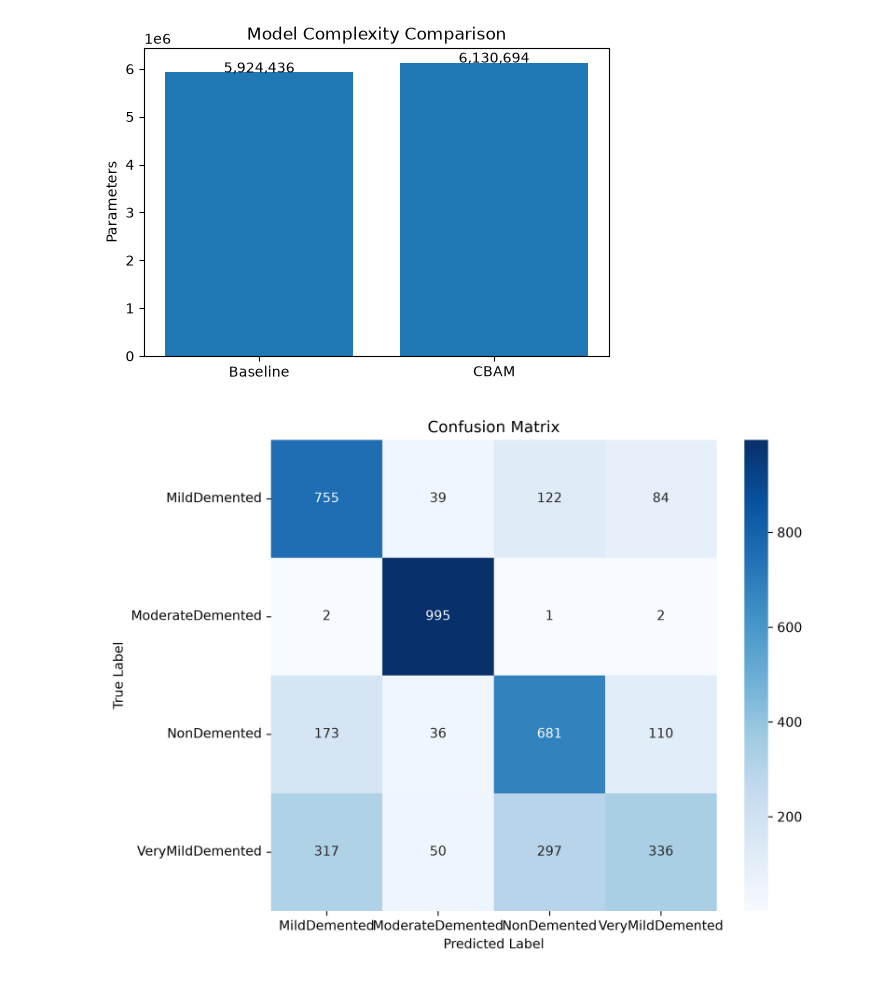
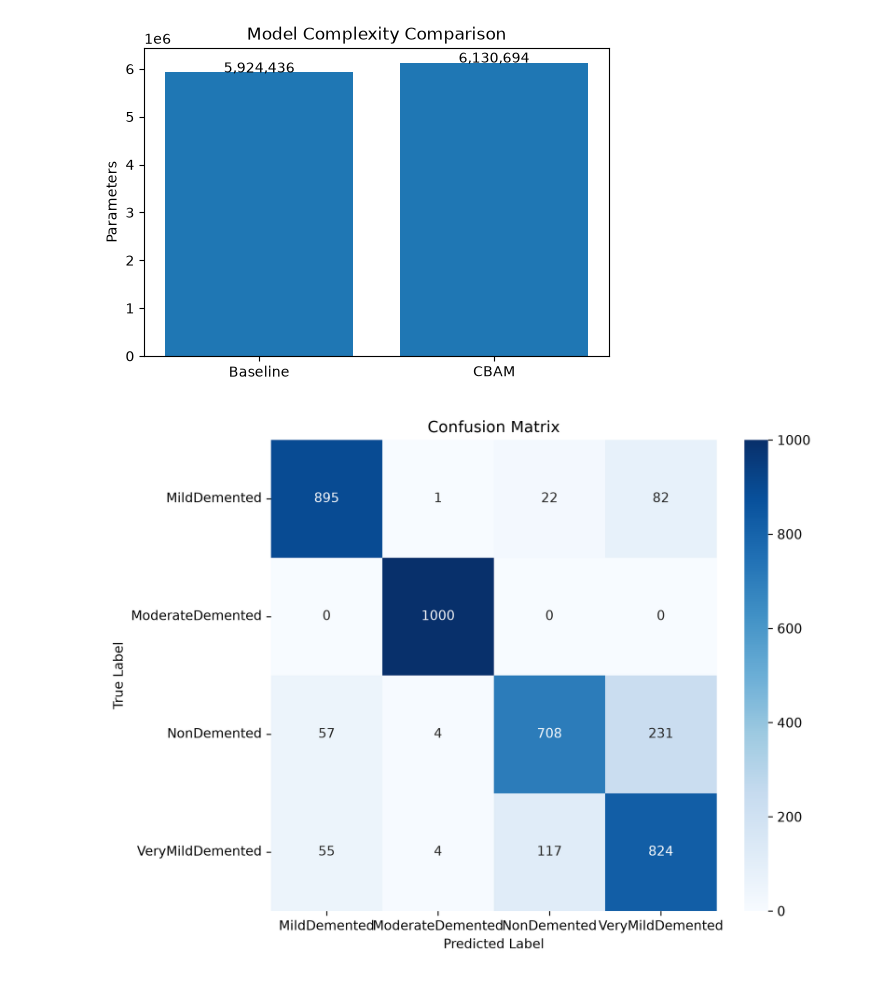
Before and after one commit to rajukr9824/Dementia_Detection_Model, a Jupyter notebook: notebooks/09_cbam_evaluation.ipynb, the cells around one changed output. Drawn from its saved outputs; the diff is of its cells as text; code cells hidden in the pictures.

```diff
--- a/notebooks/09_cbam_evaluation.ipynb
+++ b/notebooks/09_cbam_evaluation.ipynb
@@ -187,11 +187,11 @@ plt.show()
 # %%
 from pathlib import Path
 from IPython.display import Image, display
 
 display(
     Image(
-        filename=Path("outputs/evaluation/baseline/confusion_matrix.png")
+        filename=Path("outputs/evaluation/cbam/confusion_matrix.png")
     )
 )
 # %% [output]
-[figure, old version]
+[figure, new version]
```
Also changed, not shown: parts of 1 cell of this notebook, 2 other files.
